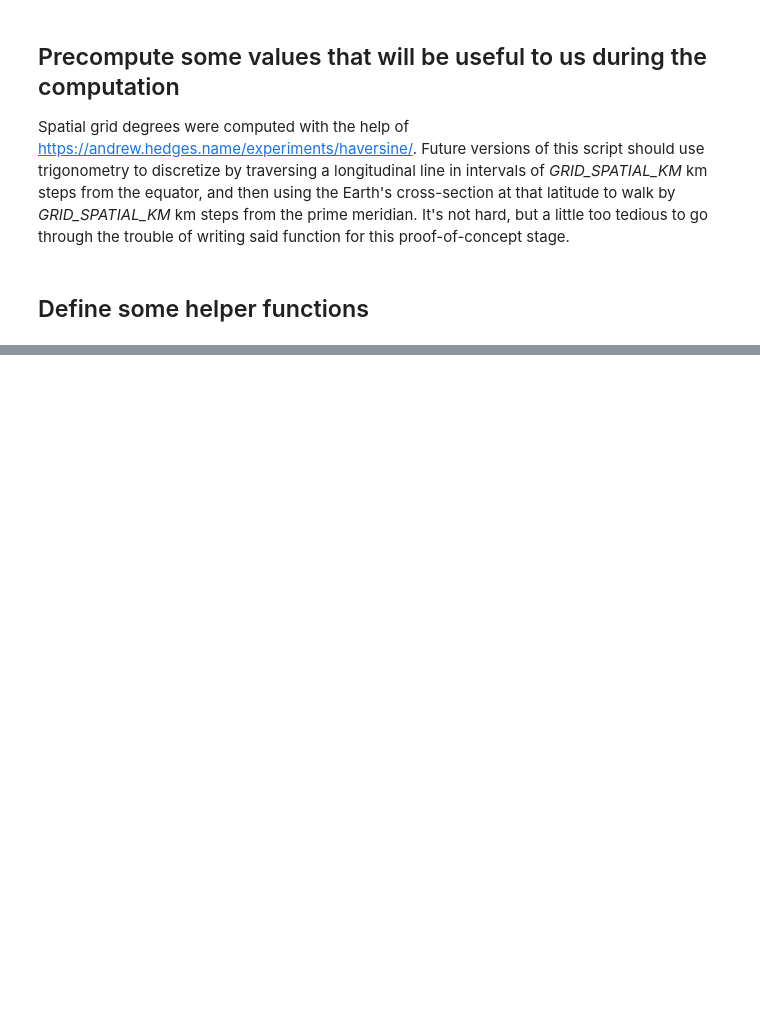
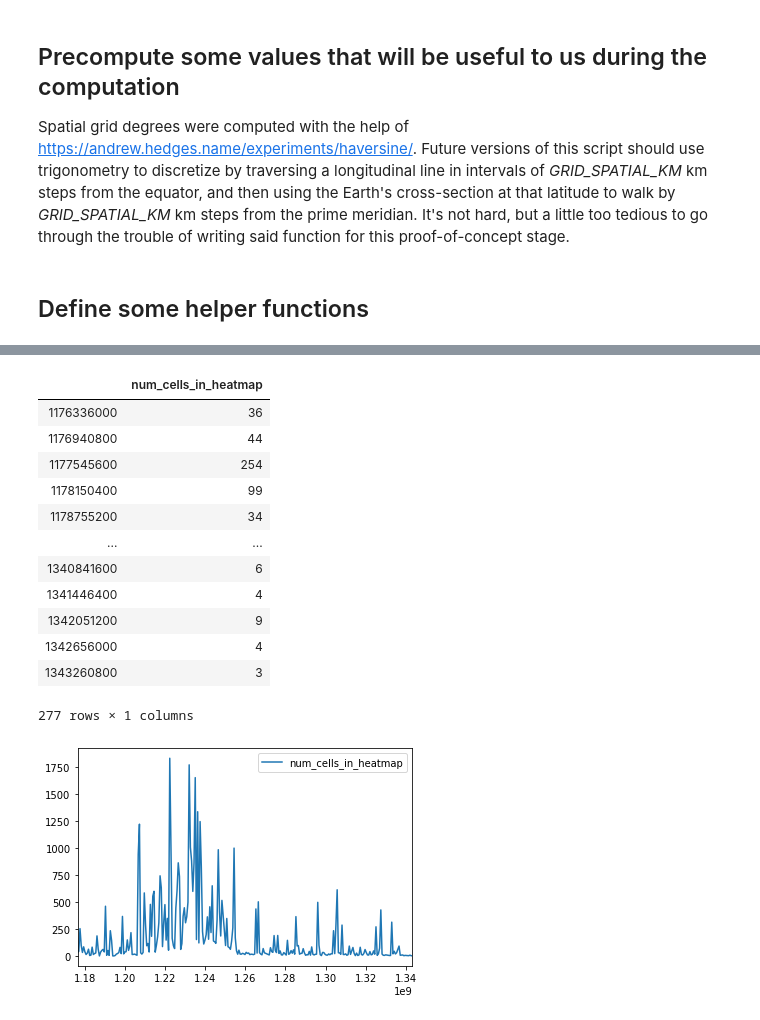
Before and after one commit to freyley/proof, a Jupyter notebook: geolife-density-time-grid/notebooks/Discretize-Geolife-Trajectories.ipynb, the cells around one changed output, grey strips where cells are left out. Cells and saved outputs as stored; diff of their text form; code cells hidden in the pictures; blank space fills up the shorter version.

```diff
--- a/geolife-density-time-grid/notebooks/Discretize-Geolife-Trajectories.ipynb
+++ b/geolife-density-time-grid/notebooks/Discretize-Geolife-Trajectories.ipynb
@@ -165,0 +305,25 @@ len(cell_spatiotemporal_tallies)
+# %%
+# Re-perform the same sanity check as above. See if the graphs look different.
+unixtime_keys = [int(x) for x in heatmaps_by_unixtime.keys()]
+unixtime_keys.sort()
+
+heatmap_counts = [len(heatmaps_by_unixtime[f'{x}']) for x in unixtime_keys]
+
+heatmapsdf = pd.DataFrame(heatmap_counts, index=unixtime_keys, columns=['num_cells_in_heatmap'])
+heatmapsdf.plot()
+heatmapsdf
+# %% [output]
+|  | num_cells_in_heatmap |
+| 1176336000 | 36 |
+| 1176940800 | 44 |
+| 1177545600 | 254 |
+| 1178150400 | 99 |
+| 1178755200 | 34 |
+| ... | ... |
+| 1340841600 | 6 |
+| 1341446400 | 4 |
+| 1342051200 | 9 |
+| 1342656000 | 4 |
+| 1343260800 | 3 |
+277 rows × 1 columns
+[figure, added]
```
Also changed, not shown: parts of 20 cells of this notebook, 2 other files.
